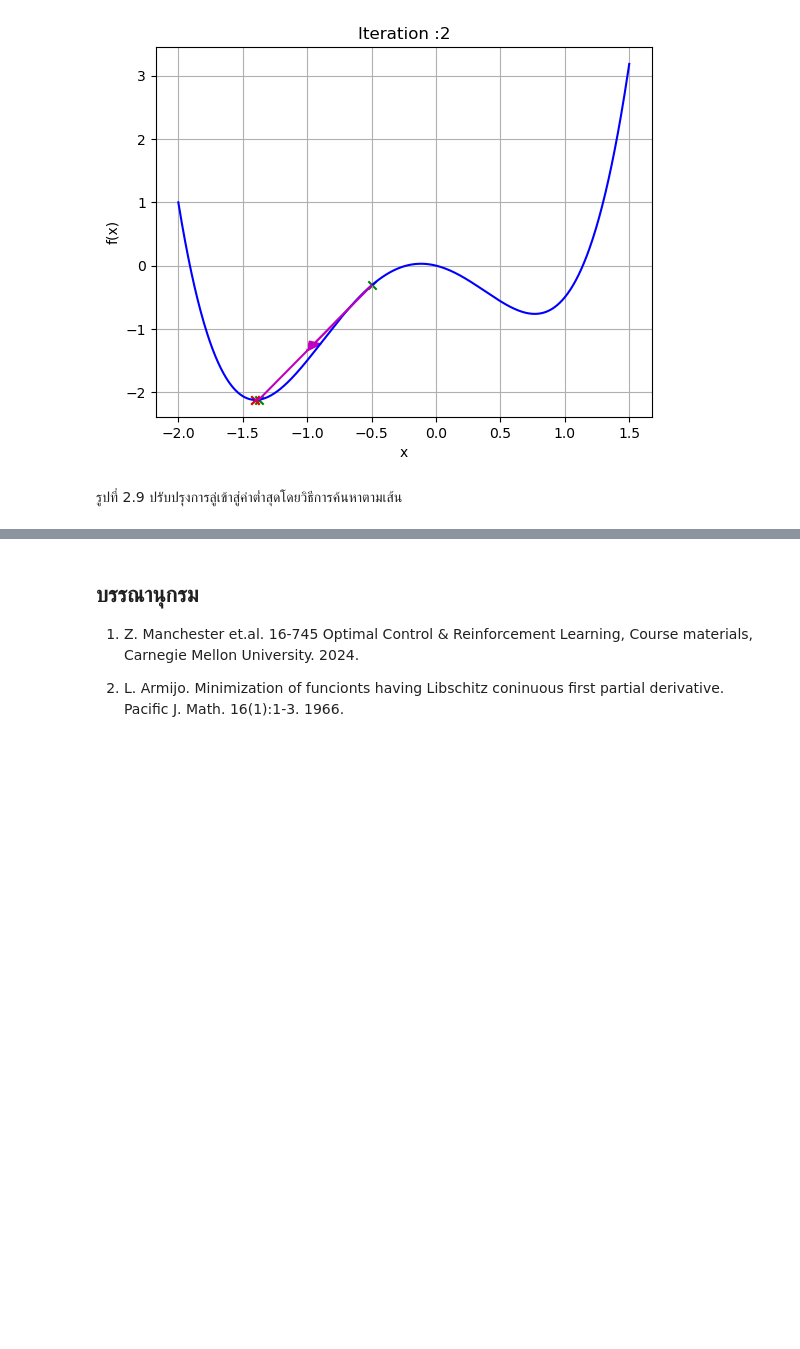
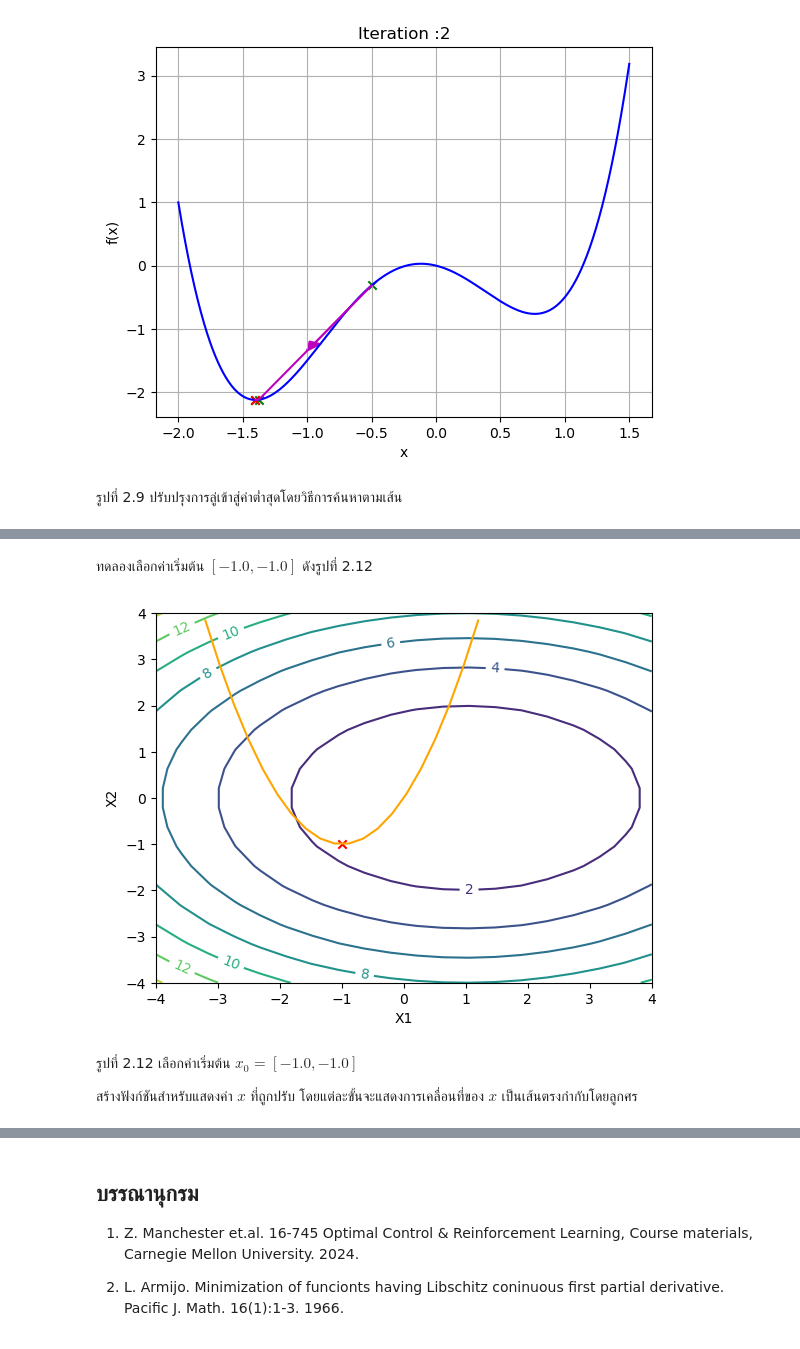
Before and after one commit to dewdotninja/ocrl, a Jupyter notebook: doc/notebooks/chapter2.ipynb, the cells around one changed output, grey strips where cells are left out. Cells and saved outputs as stored; diff of their text form; code cells hidden in the pictures; blank space fills up the shorter version.

```diff
--- a/doc/notebooks/chapter2.ipynb
+++ b/doc/notebooks/chapter2.ipynb
@@ -550,0 +803,15 @@ plot_steps(x,xguess,f,i)
+# %% [markdown]
+ทดลองเลือกค่าเริ่มต้น $[-1.0, -1.0]$ ดังรูปที่ 2.12
+# %%
+xguess = jnp.array([[-1.0],[-1.0]])
+i = 0
+lambdaguess = [0.0]
+ax = plot_landscape()
+ax.scatter(xguess[0], xguess[1],marker='x',color='r');
+# %% [output]
+[figure, added]
+# %% [markdown]
+รูปที่ 2.12 เลือกค่าเริ่มต้น $x_0 = [-1.0, -1.0]$
+
+สร้างฟังก์ชันสำหรับแสดงค่า $x$ ที่ถูกปรับ
+โดยแต่ละขั้นจะแสดงการเคลื่อนที่ของ $x$ เป็นเส้นตรงกำกับโดยลูกศร
```
Also changed, not shown: parts of 30 cells of this notebook.
